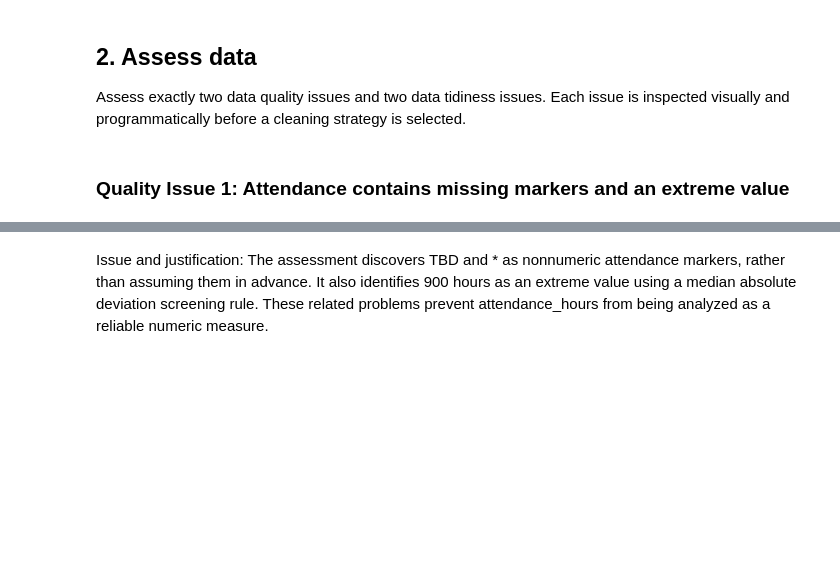
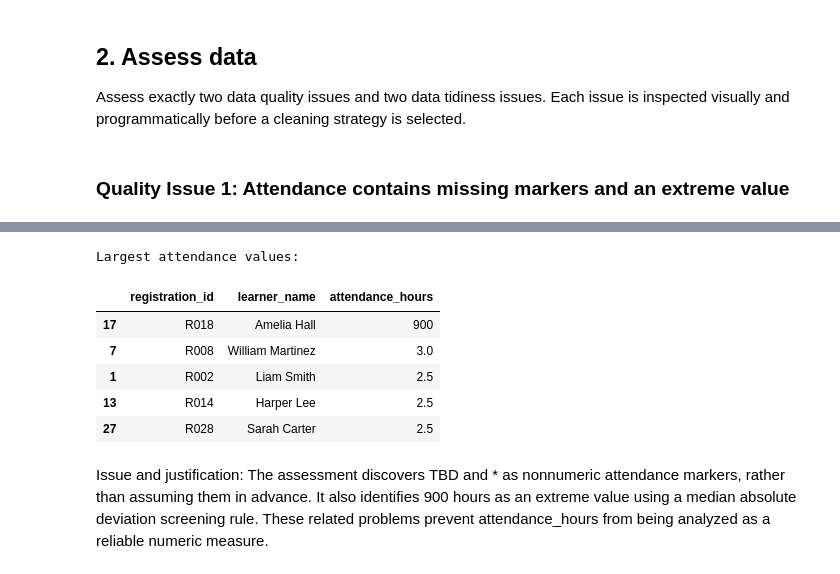
Before and after one commit to jaycode/udacity-accelerator-sessions, a Jupyter notebook: Real World Data Wrangling/Data_Wrangling_Project_Demo.ipynb, the cells around one changed output, grey strips where cells are left out. Cells and saved outputs as stored; diff of their text form; code cells hidden in the pictures; blank space fills up the shorter version.

```diff
--- a/Real World Data Wrangling/Data_Wrangling_Project_Demo.ipynb
+++ b/Real World Data Wrangling/Data_Wrangling_Project_Demo.ipynb
@@ -123,3 +161,17 @@ print(extreme_attendance.to_string(index=False))
+# %%
+print("Largest attendance values:")
+programs_raw.loc[
+    attendance_as_number.nlargest(5).index,
+    ["registration_id", "learner_name", "attendance_hours"],
+]
+# %% [output]
+Largest attendance values:
+|  | registration_id | learner_name | attendance_hours |
+| 17 | R018 | Amelia Hall | 900 |
+| 7 | R008 | William Martinez | 3.0 |
+| 1 | R002 | Liam Smith | 2.5 |
+| 13 | R014 | Harper Lee | 2.5 |
+| 27 | R028 | Sarah Carter | 2.5 |
 # %% [markdown]
 Issue and justification: The assessment discovers TBD and * as nonnumeric attendance markers, rather than assuming them in advance. It also identifies 900 hours as an extreme value using a median absolute deviation screening rule. These related problems prevent attendance_hours from being analyzed as a reliable numeric measure.
 # %% [markdown]
```
Also changed, not shown: parts of 33 cells of this notebook, 4 other files.
